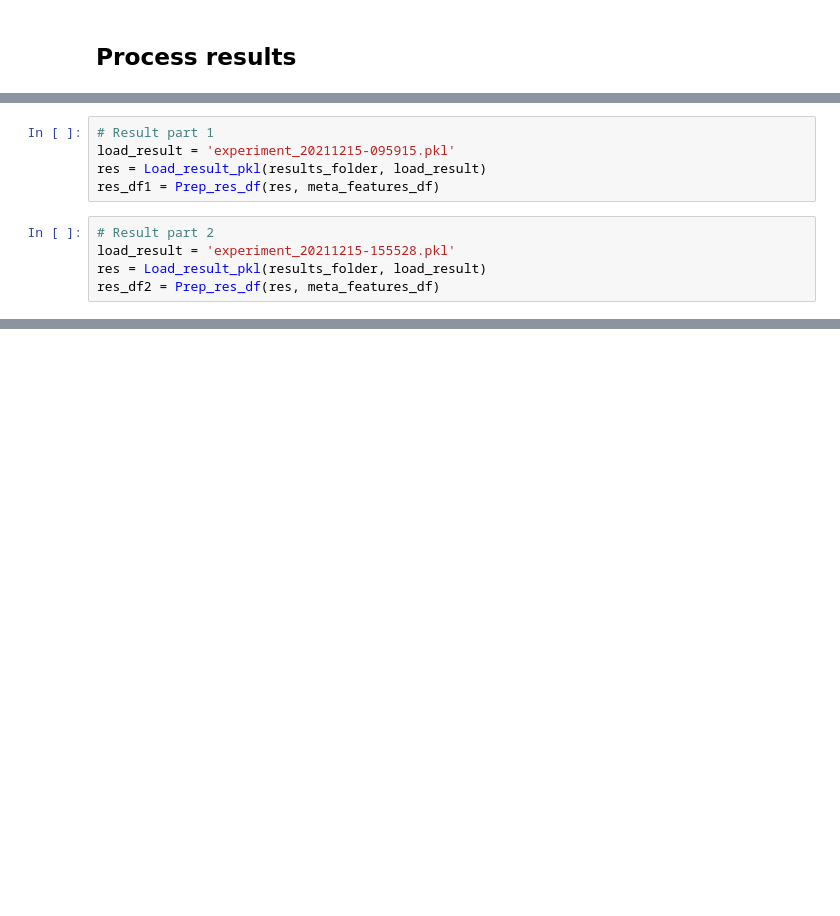
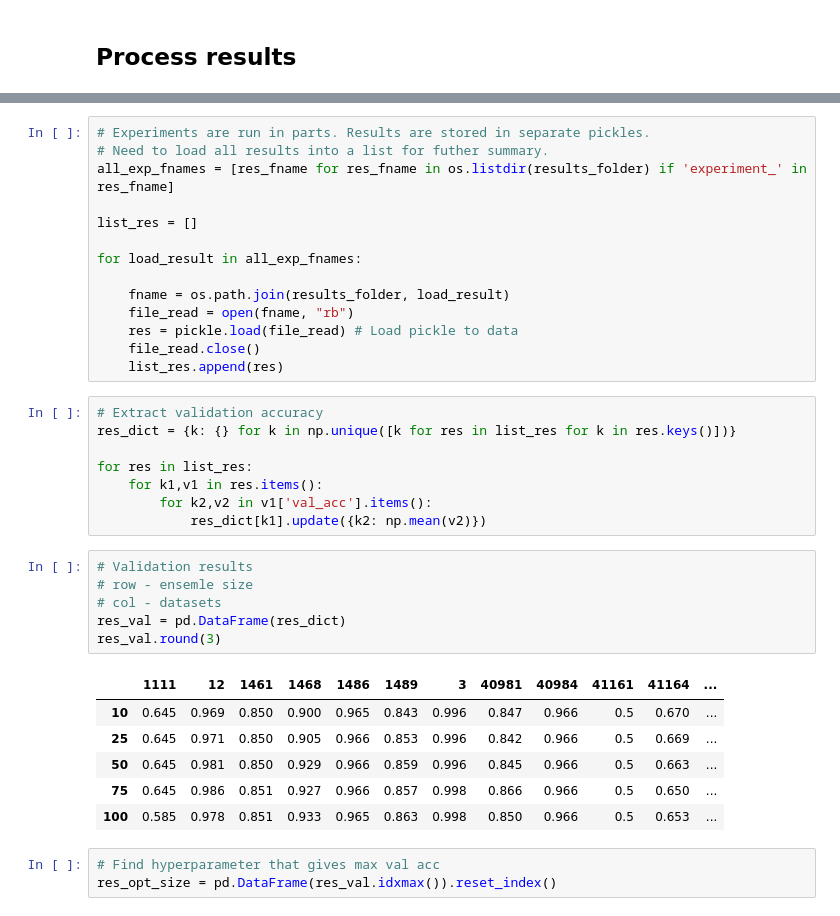
Before and after one commit to RichardMiddelkoop/AML_project_autosklearn_Px5_62275_-, a Jupyter notebook: grid_search/Analyze_results.ipynb, the cells around one changed output, grey strips where cells are left out. Cells and saved outputs as stored; diff of their text form; blank space fills up the shorter version.

```diff
--- a/grid_search/Analyze_results.ipynb
+++ b/grid_search/Analyze_results.ipynb
@@ -441,10 +211,0 @@ g4 = Scatter_acc_meta_feature(res_df)
-# %%
-# Result part 1
-load_result = 'experiment_20211215-095915.pkl'
-res = Load_result_pkl(results_folder, load_result)
-res_df1 = Prep_res_df(res, meta_features_df)
-# %%
-# Result part 2
-load_result = 'experiment_20211215-155528.pkl'
-res = Load_result_pkl(results_folder, load_result)
-res_df2 = Prep_res_df(res, meta_features_df)
@@ -504,0 +212,38 @@ g4 = Scatter_acc_meta_feature(res_df)
+# %%
+# Experiments are run in parts. Results are stored in separate pickles.
+# Need to load all results into a list for futher summary.
+all_exp_fnames = [res_fname for res_fname in os.listdir(results_folder) if 'experiment_' in res_fname]
+
+list_res = []
+
+for load_result in all_exp_fnames:
+
+    fname = os.path.join(results_folder, load_result)
+    file_read = open(fname, "rb")
+    res = pickle.load(file_read) # Load pickle to data
+    file_read.close()
+    list_res.append(res)
+# %%
+# Extract validation accuracy
+res_dict = {k: {} for k in np.unique([k for res in list_res for k in res.keys()])}
+
+for res in list_res:
+    for k1,v1 in res.items():
+        for k2,v2 in v1['val_acc'].items():
+            res_dict[k1].update({k2: np.mean(v2)})
+# %%
+# Validation results
+# row - ensemle size
+# col - datasets
+res_val = pd.DataFrame(res_dict)
+res_val.round(3)
+# %% [output]
+|  | 1111 | 12 | 1461 | 1468 | 1486 | 1489 | 3 | 40981 | 40984 | 41161 | 41164 | ... |
+| 10 | 0.645 | 0.969 | 0.850 | 0.900 | 0.965 | 0.843 | 0.996 | 0.847 | 0.966 | 0.5 | 0.670 | ... |
+| 25 | 0.645 | 0.971 | 0.850 | 0.905 | 0.966 | 0.853 | 0.996 | 0.842 | 0.966 | 0.5 | 0.669 | ... |
+| 50 | 0.645 | 0.981 | 0.850 | 0.929 | 0.966 | 0.859 | 0.996 | 0.845 | 0.966 | 0.5 | 0.663 | ... |
+| 75 | 0.645 | 0.986 | 0.851 | 0.927 | 0.966 | 0.857 | 0.998 | 0.866 | 0.966 | 0.5 | 0.650 | ... |
+| 100 | 0.585 | 0.978 | 0.851 | 0.933 | 0.965 | 0.863 | 0.998 | 0.850 | 0.966 | 0.5 | 0.653 | ... |
+# %%
+# Find hyperparameter that gives max val acc
+res_opt_size = pd.DataFrame(res_val.idxmax()).reset_index()
```
Also changed, not shown: parts of 46 cells of this notebook, 1 other file.
